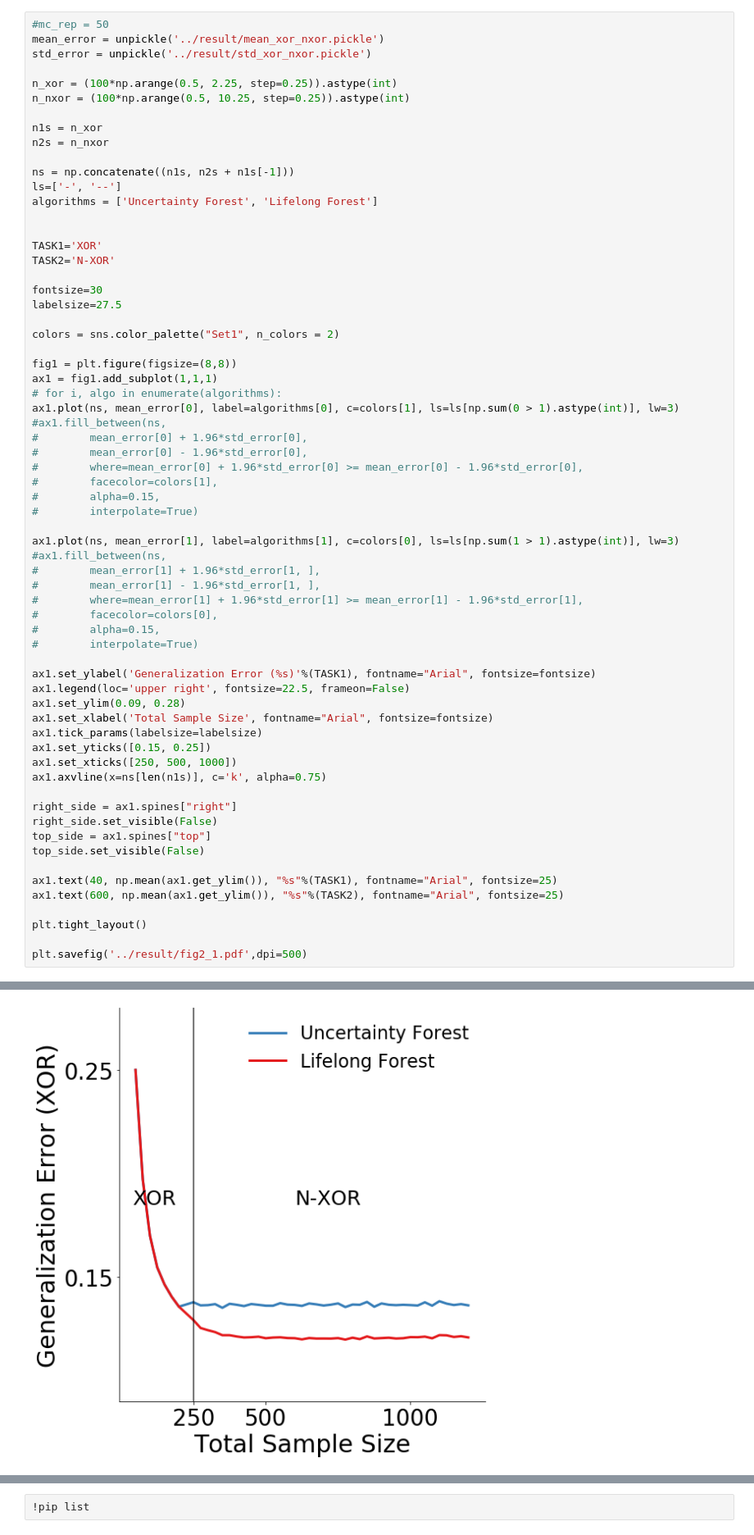
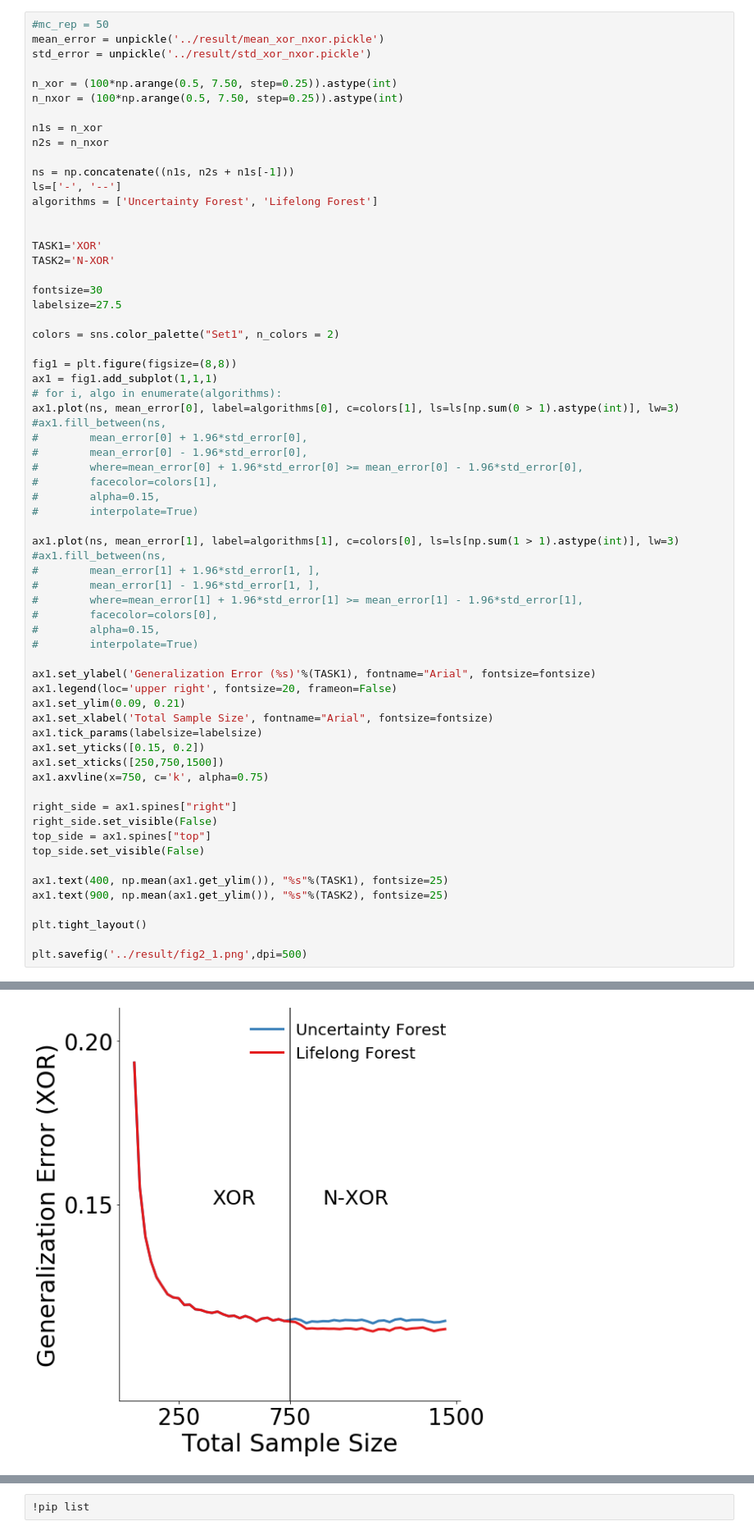
Before and after one commit to neurodata/lifelong_learner, a Jupyter notebook: lifelong_learner/notebooks/xor_nxor_exp.ipynb, the cells around one changed output, grey strips where cells are left out. Shown: that part at 82% size. Drawn from its saved outputs; the diff is of its cells as text.

Commit message:
plotting

```diff
--- a/lifelong_learner/notebooks/xor_nxor_exp.ipynb
+++ b/lifelong_learner/notebooks/xor_nxor_exp.ipynb
@@ -560,8 +560,8 @@ starting to compute 175 xor
 mean_error = unpickle('../result/mean_xor_nxor.pickle')
 std_error = unpickle('../result/std_xor_nxor.pickle')
 
-n_xor = (100*np.arange(0.5, 2.25, step=0.25)).astype(int)
-n_nxor = (100*np.arange(0.5, 10.25, step=0.25)).astype(int)
+n_xor = (100*np.arange(0.5, 7.50, step=0.25)).astype(int)
+n_nxor = (100*np.arange(0.5, 7.50, step=0.25)).astype(int)
 
 n1s = n_xor
 n2s = n_nxor
@@ -601,23 +601,23 @@ ax1.plot(ns, mean_error[1], label=algorithms[1], c=colors[0], ls=ls[np.sum(1 > 1
 #        interpolate=True)
 
 ax1.set_ylabel('Generalization Error (%s)'%(TASK1), fontname="Arial", fontsize=fontsize)
-ax1.legend(loc='upper right', fontsize=22.5, frameon=False)
-ax1.set_ylim(0.09, 0.28)
+ax1.legend(loc='upper right', fontsize=20, frameon=False)
+ax1.set_ylim(0.09, 0.21)
 ax1.set_xlabel('Total Sample Size', fontname="Arial", fontsize=fontsize)
 ax1.tick_params(labelsize=labelsize)
-ax1.set_yticks([0.15, 0.25])
-ax1.set_xticks([250, 500, 1000])
-ax1.axvline(x=ns[len(n1s)], c='k', alpha=0.75)
+ax1.set_yticks([0.15, 0.2])
+ax1.set_xticks([250,750,1500])
+ax1.axvline(x=750, c='k', alpha=0.75)
 
 right_side = ax1.spines["right"]
 right_side.set_visible(False)
 top_side = ax1.spines["top"]
 top_side.set_visible(False)
 
-ax1.text(40, np.mean(ax1.get_ylim()), "%s"%(TASK1), fontname="Arial", fontsize=25)
-ax1.text(600, np.mean(ax1.get_ylim()), "%s"%(TASK2), fontname="Arial", fontsize=25)
+ax1.text(400, np.mean(ax1.get_ylim()), "%s"%(TASK1), fontsize=25)
+ax1.text(900, np.mean(ax1.get_ylim()), "%s"%(TASK2), fontsize=25)
 
 plt.tight_layout()
 
-plt.savefig('../result/fig2_1.pdf',dpi=500)
+plt.savefig('../result/fig2_1.png',dpi=500)
 # %% [output]
@@ -625,4 +624,4 @@ findfont: Font family ['Arial'] not found. Falling back to DejaVu Sans.
-[figure, old version]
+[figure, new version]
 # %%
 mean_error = unpickle('../result/mean_xor_nxor.pickle')
 std_error = unpickle('../result/std_xor_nxor.pickle')
```
Also changed, not shown: parts of 4 cells of this notebook, 10 other files.
